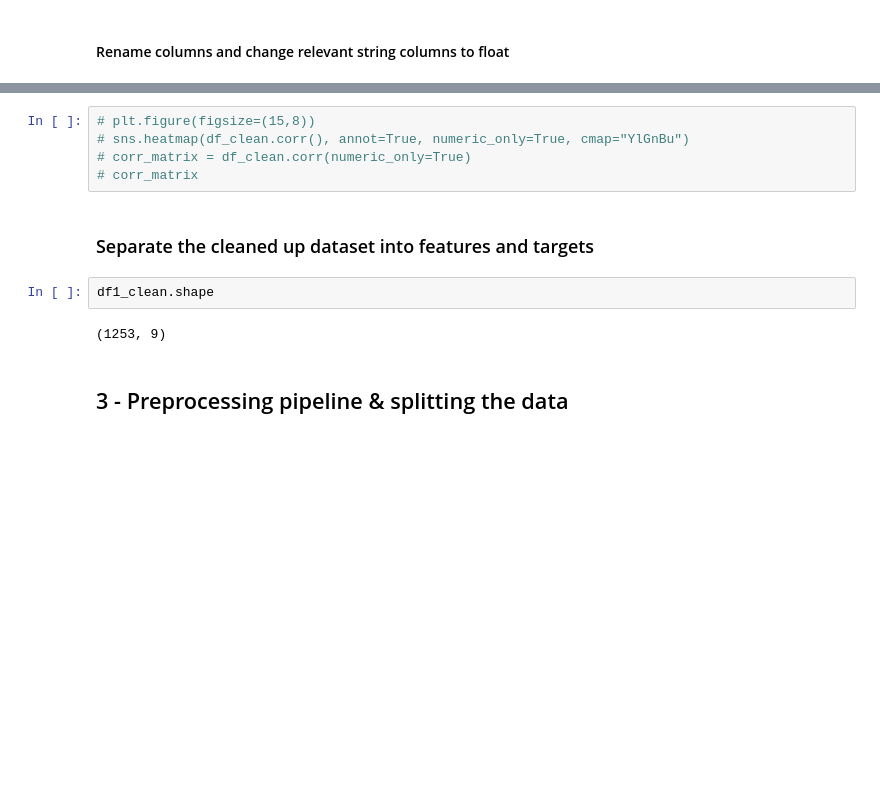
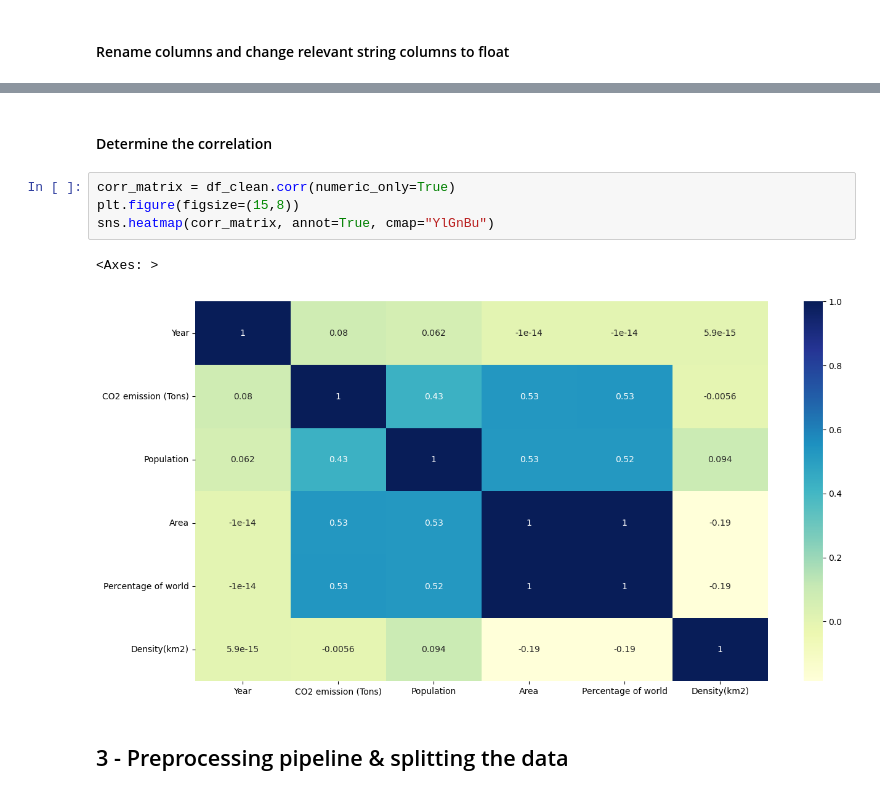
Before and after one commit to Nelius1k/Regression-Model, a Jupyter notebook: co2-Emissions.ipynb, the cells around one changed output, grey strips where cells are left out. Saved outputs shown, nothing was run; the diff lists cells and outputs as text; blank space fills up the shorter version.

```diff
--- a/co2-Emissions.ipynb
+++ b/co2-Emissions.ipynb
@@ -271,14 +319,12 @@ df1_clean.head(30)
+# %% [markdown]
+#### Determine the correlation
 # %%
-# plt.figure(figsize=(15,8))
-# sns.heatmap(df_clean.corr(), annot=True, numeric_only=True, cmap="YlGnBu")
-# corr_matrix = df_clean.corr(numeric_only=True)
-# corr_matrix
+corr_matrix = df_clean.corr(numeric_only=True)
+plt.figure(figsize=(15,8))
+sns.heatmap(corr_matrix, annot=True, cmap="YlGnBu")
+# %% [output]
+<Axes: >
+[figure, added]
-# %% [markdown]
-### Separate the cleaned up dataset into features and targets
-# %%
-df1_clean.shape
-# %% [output]
-(1253, 9)
 # %% [markdown]
 ## 3 - Preprocessing pipeline & splitting the data
 # %%
```
Also changed, not shown: parts of 48 cells of this notebook.
